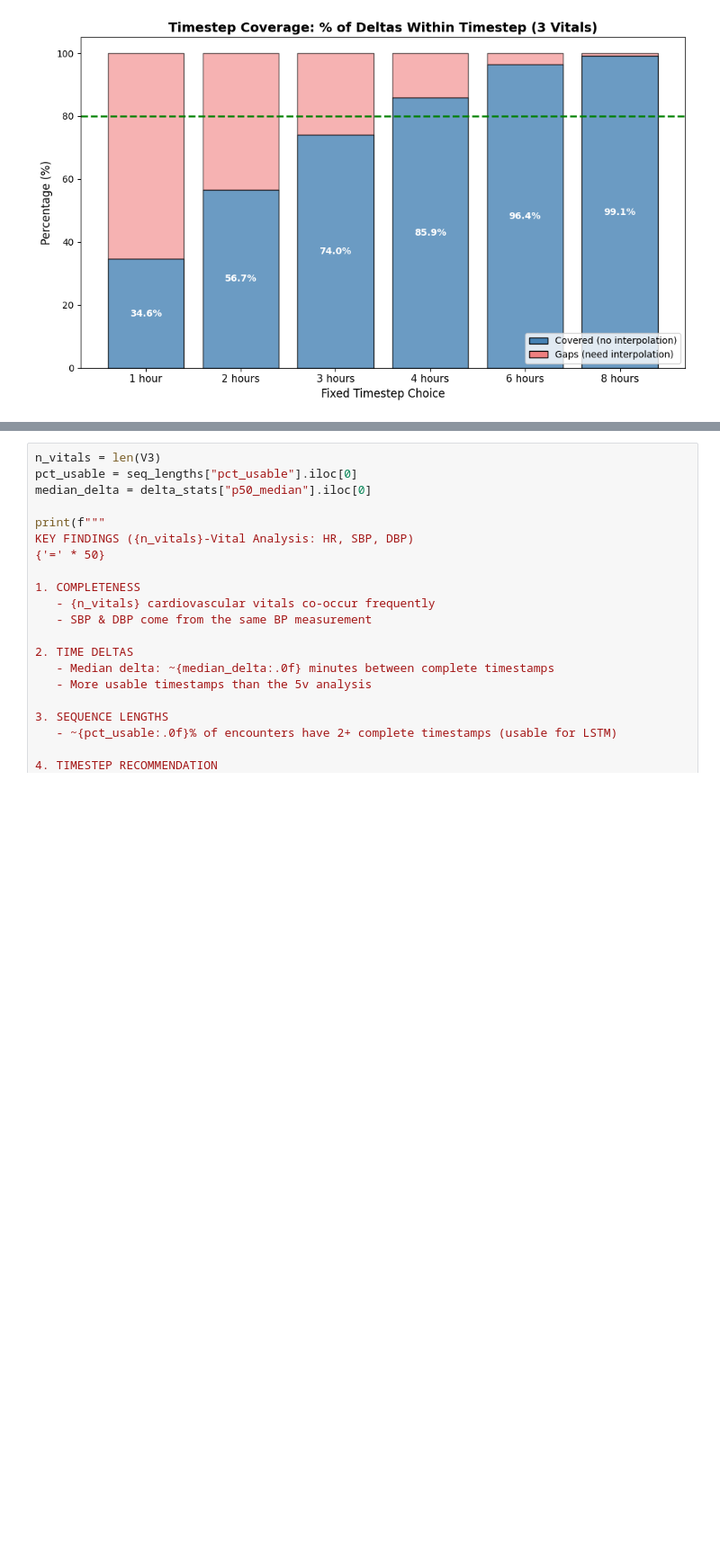
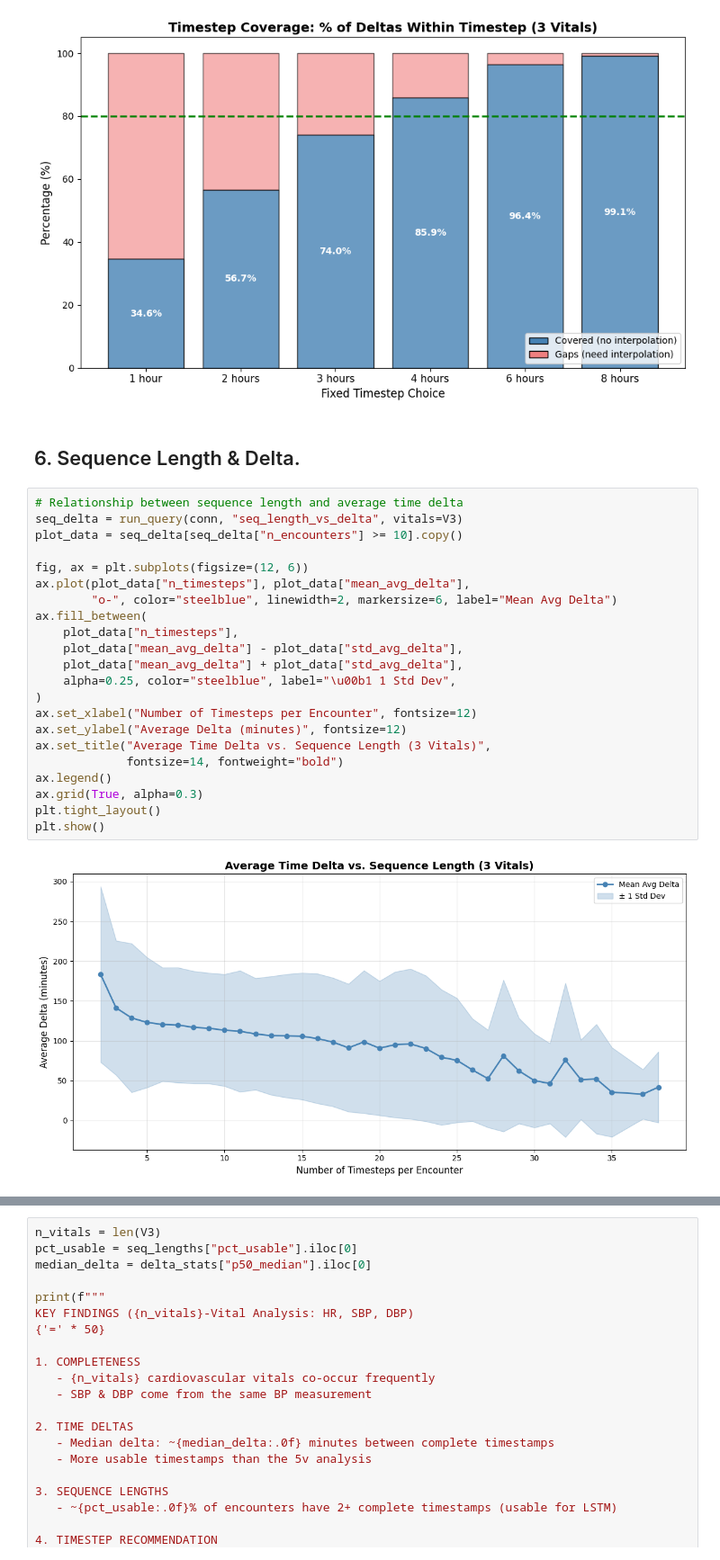
Before and after one commit to kasra321/MIMIC-FHIR, a Jupyter notebook: notebooks/EDA_vital_signs_3v.ipynb, the cells around one changed output, grey strips where cells are left out. Shown at 90% size. Cells and saved outputs as stored; diff of their text form; blank space fills up the shorter version.

Commit message:
EDA 3 vitals, sequence length and delta added

```diff
--- a/notebooks/EDA_vital_signs_3v.ipynb
+++ b/notebooks/EDA_vital_signs_3v.ipynb
@@ -177,3 +177,29 @@ plt.tight_layout()
 plt.show()
 # %% [output]
 [figure]
+# %% [markdown]
+## 6. Sequence Length & Delta.
+# %%
+# Relationship between sequence length and average time delta
+seq_delta = run_query(conn, "seq_length_vs_delta", vitals=V3)
+plot_data = seq_delta[seq_delta["n_encounters"] >= 10].copy()
+
+fig, ax = plt.subplots(figsize=(12, 6))
+ax.plot(plot_data["n_timesteps"], plot_data["mean_avg_delta"],
+        "o-", color="steelblue", linewidth=2, markersize=6, label="Mean Avg Delta")
+ax.fill_between(
+    plot_data["n_timesteps"],
+    plot_data["mean_avg_delta"] - plot_data["std_avg_delta"],
+    plot_data["mean_avg_delta"] + plot_data["std_avg_delta"],
+    alpha=0.25, color="steelblue", label="\u00b1 1 Std Dev",
+)
+ax.set_xlabel("Number of Timesteps per Encounter", fontsize=12)
+ax.set_ylabel("Average Delta (minutes)", fontsize=12)
+ax.set_title("Average Time Delta vs. Sequence Length (3 Vitals)",
+             fontsize=14, fontweight="bold")
+ax.legend()
+ax.grid(True, alpha=0.3)
+plt.tight_layout()
+plt.show()
+# %% [output]
+[figure, added]
```
Also changed, not shown: parts of 2 cells of this notebook, 2 other files.
